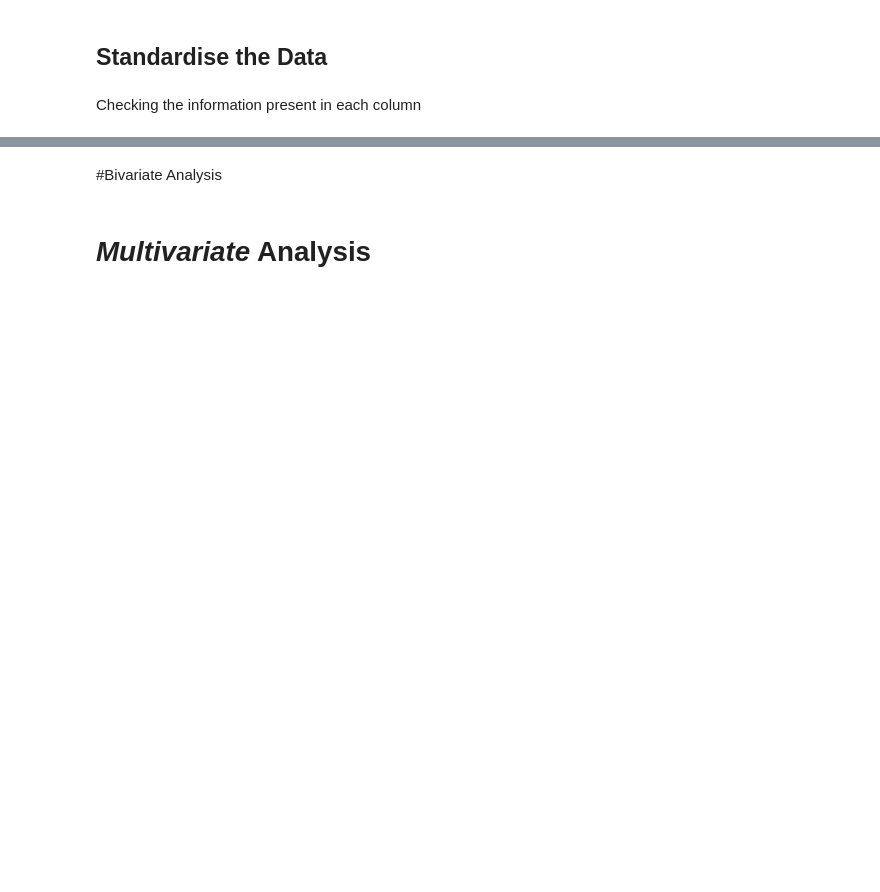
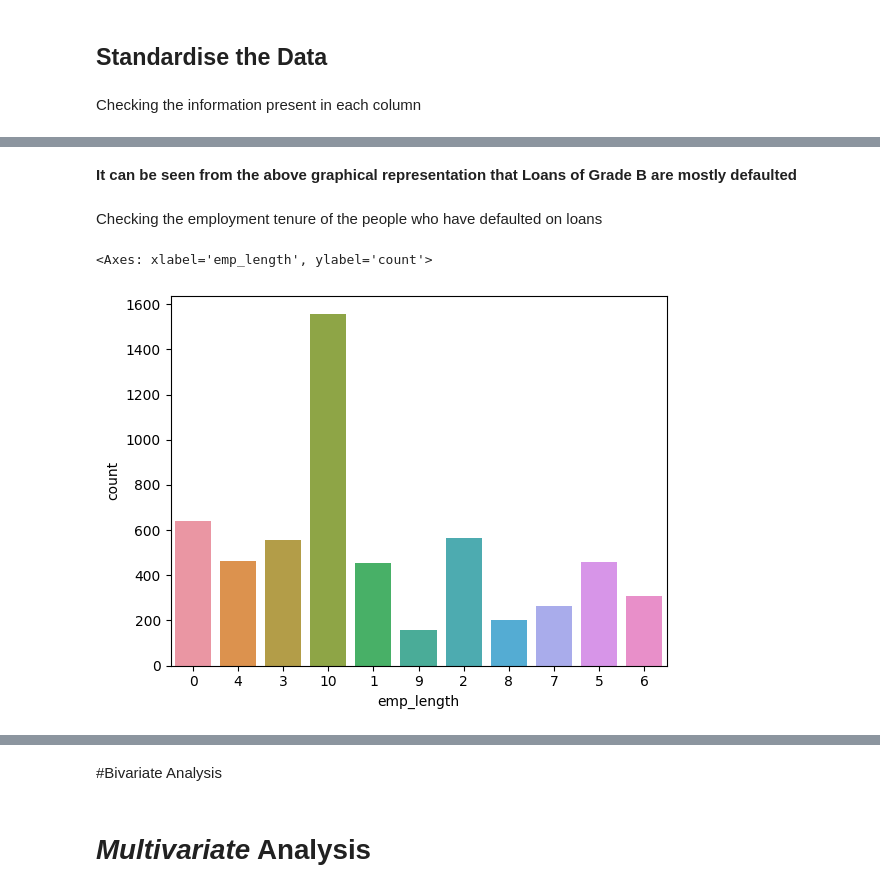
Before and after one commit to ktothep/PythonNotebooks, a Jupyter notebook: Lending_Case_Study.ipynb, the cells around one changed output, grey strips where cells are left out. Cells and saved outputs as stored; diff of their text form; code cells hidden in the pictures; blank space fills up the shorter version.

```diff
--- a/Lending_Case_Study.ipynb
+++ b/Lending_Case_Study.ipynb
@@ -257,0 +405,9 @@ Name: term, dtype: float64
+# %% [markdown]
+**It can be seen from the above graphical representation that Loans of Grade B are mostly defaulted**
+# %% [markdown]
+Checking the employment tenure of the people who have defaulted on loans
+# %%
+seaborn.countplot(x=loan_charged_off['emp_length'],data=loan_charged_off)
+# %% [output]
+<Axes: xlabel='emp_length', ylabel='count'>
+[figure, added]
```
Also changed, not shown: parts of 80 cells of this notebook.
